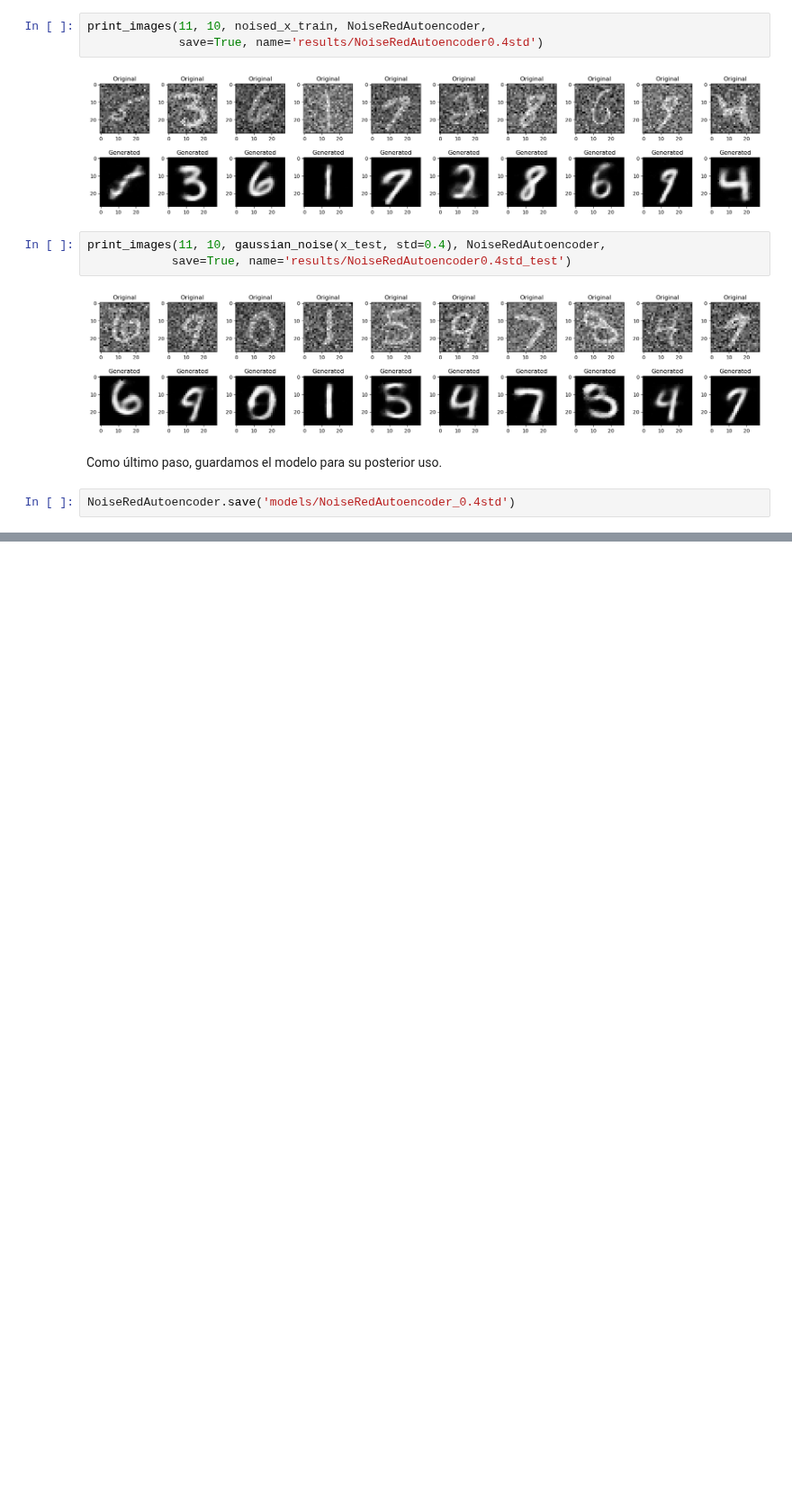
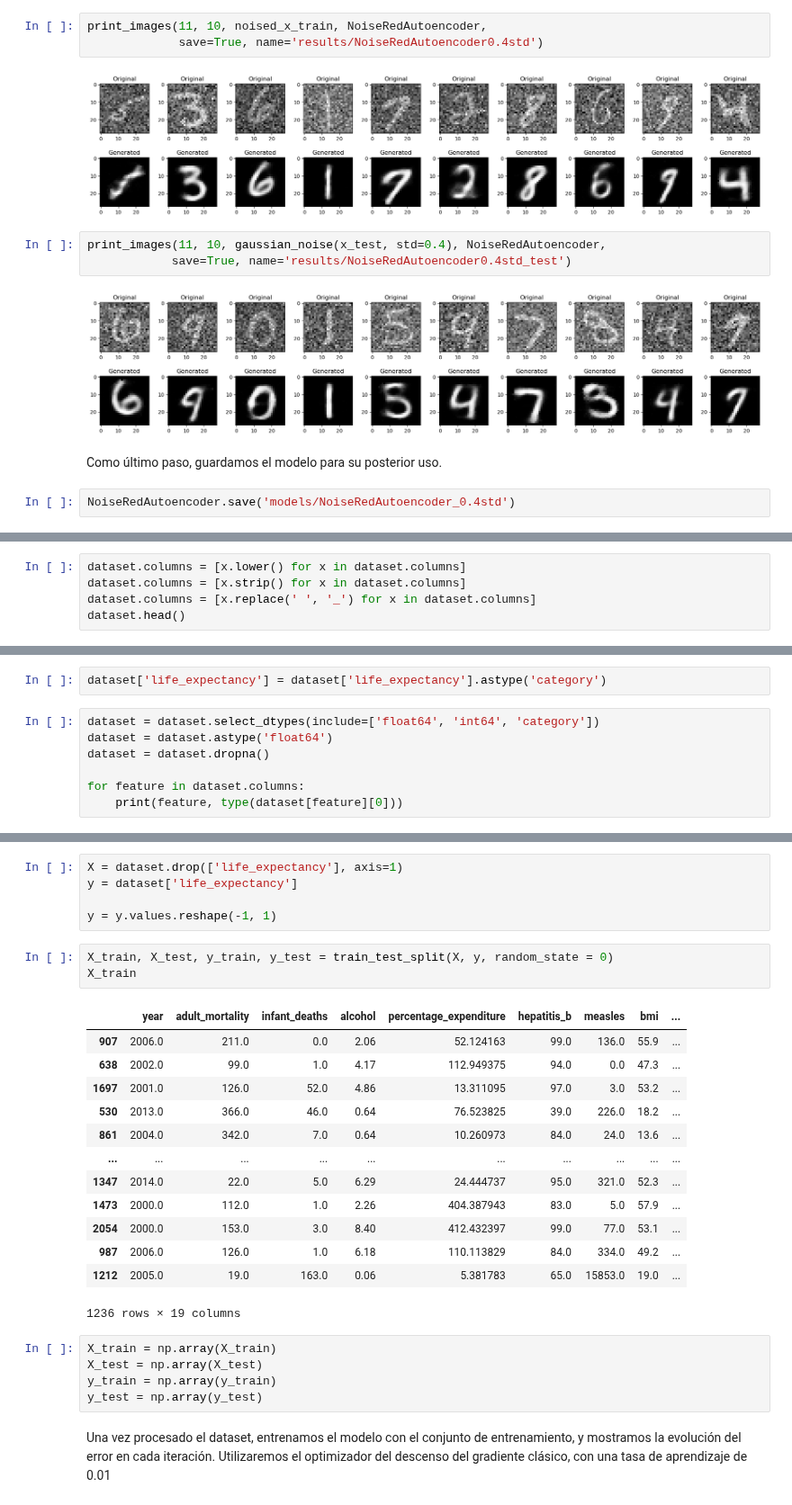
Before and after one commit to ricardocardn/NeuralNetworkImplementation, a Jupyter notebook: tests.ipynb, the cells around one changed output, grey strips where cells are left out. Shown at 90% size. Saved outputs shown, nothing was run; the diff lists cells and outputs as text; blank space fills up the shorter version.

```diff
--- a/tests.ipynb
+++ b/tests.ipynb
@@ -391,0 +519,5 @@ NoiseRedAutoencoder.save('models/NoiseRedAutoencoder_0.4std')
+# %%
+dataset.columns = [x.lower() for x in dataset.columns]
+dataset.columns = [x.strip() for x in dataset.columns]
+dataset.columns = [x.replace(' ', '_') for x in dataset.columns]
+dataset.head()
@@ -391,0 +532,9 @@ NoiseRedAutoencoder.save('models/NoiseRedAutoencoder_0.4std')
+# %%
+dataset['life_expectancy'] = dataset['life_expectancy'].astype('category')
+# %%
+dataset = dataset.select_dtypes(include=['float64', 'int64', 'category'])
+dataset = dataset.astype('float64')
+dataset = dataset.dropna()
+
+for feature in dataset.columns:
+    print(feature, type(dataset[feature][0]))
@@ -391,0 +571,29 @@ NoiseRedAutoencoder.save('models/NoiseRedAutoencoder_0.4std')
+# %%
+X = dataset.drop(['life_expectancy'], axis=1)
+y = dataset['life_expectancy']
+
+y = y.values.reshape(-1, 1)
+# %%
+X_train, X_test, y_train, y_test = train_test_split(X, y, random_state = 0)
+X_train
+# %% [output]
+|  | year | adult_mortality | infant_deaths | alcohol | percentage_expenditure | hepatitis_b | measles | bmi | ... |
+| 907 | 2006.0 | 211.0 | 0.0 | 2.06 | 52.124163 | 99.0 | 136.0 | 55.9 | ... |
+| 638 | 2002.0 | 99.0 | 1.0 | 4.17 | 112.949375 | 94.0 | 0.0 | 47.3 | ... |
+| 1697 | 2001.0 | 126.0 | 52.0 | 4.86 | 13.311095 | 97.0 | 3.0 | 53.2 | ... |
+| 530 | 2013.0 | 366.0 | 46.0 | 0.64 | 76.523825 | 39.0 | 226.0 | 18.2 | ... |
+| 861 | 2004.0 | 342.0 | 7.0 | 0.64 | 10.260973 | 84.0 | 24.0 | 13.6 | ... |
+| ... | ... | ... | ... | ... | ... | ... | ... | ... | ... |
+| 1347 | 2014.0 | 22.0 | 5.0 | 6.29 | 24.444737 | 95.0 | 321.0 | 52.3 | ... |
+| 1473 | 2000.0 | 112.0 | 1.0 | 2.26 | 404.387943 | 83.0 | 5.0 | 57.9 | ... |
+| 2054 | 2000.0 | 153.0 | 3.0 | 8.40 | 412.432397 | 99.0 | 77.0 | 53.1 | ... |
+| 987 | 2006.0 | 126.0 | 1.0 | 6.18 | 110.113829 | 84.0 | 334.0 | 49.2 | ... |
+| 1212 | 2005.0 | 19.0 | 163.0 | 0.06 | 5.381783 | 65.0 | 15853.0 | 19.0 | ... |
+1236 rows × 19 columns
+# %%
+X_train = np.array(X_train)
+X_test = np.array(X_test)
+y_train = np.array(y_train)
+y_test = np.array(y_test)
+# %% [markdown]
+Una vez procesado el dataset, entrenamos el modelo con el conjunto de entrenamiento, y mostramos la evolución del error en cada iteración. Utilizaremos el optimizador del descenso del gradiente clásico, con una tasa de aprendizaje de 0.01
```
Also changed, not shown: parts of 32 cells of this notebook, 11 other files.
